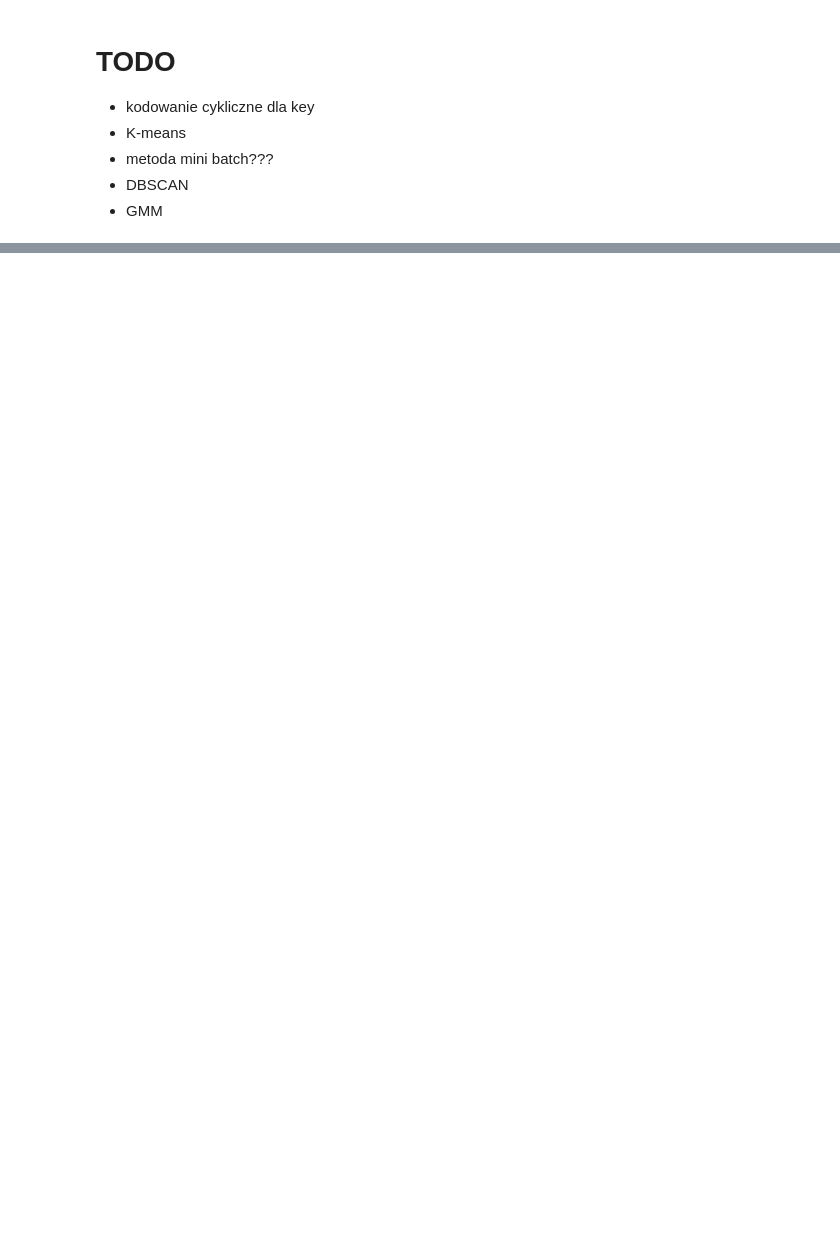
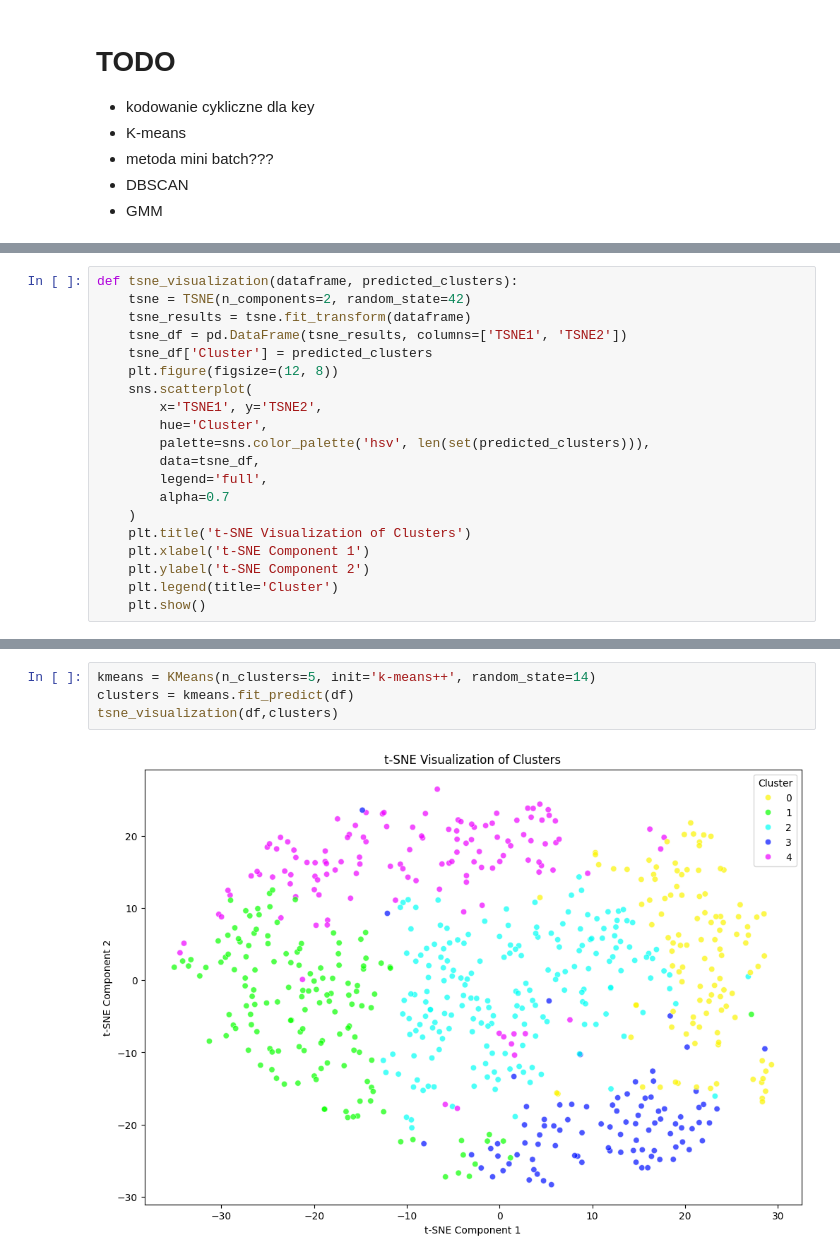
Before and after one commit to nataliachoszczyk/spotify-songs-clustering, a Jupyter notebook: Advanced_modelling_KM3/modelling.ipynb, the cells around one changed output, grey strips where cells are left out. Drawn from its saved outputs; the diff is of its cells as text; blank space fills up the shorter version.

```diff
--- a/Advanced_modelling_KM3/modelling.ipynb
+++ b/Advanced_modelling_KM3/modelling.ipynb
@@ -53,0 +208,20 @@ Przydatna, gdy masz etykiety ground truth.
+# %%
+def tsne_visualization(dataframe, predicted_clusters):
+    tsne = TSNE(n_components=2, random_state=42)
+    tsne_results = tsne.fit_transform(dataframe)
+    tsne_df = pd.DataFrame(tsne_results, columns=['TSNE1', 'TSNE2'])
+    tsne_df['Cluster'] = predicted_clusters
+    plt.figure(figsize=(12, 8))
+    sns.scatterplot(
+        x='TSNE1', y='TSNE2',
+        hue='Cluster',
+        palette=sns.color_palette('hsv', len(set(predicted_clusters))),
+        data=tsne_df,
+        legend='full',
+        alpha=0.7
+    )
+    plt.title('t-SNE Visualization of Clusters')
+    plt.xlabel('t-SNE Component 1')
+    plt.ylabel('t-SNE Component 2')
+    plt.legend(title='Cluster')
+    plt.show()
@@ -53,0 +320,6 @@ Przydatna, gdy masz etykiety ground truth.
+# %%
+kmeans = KMeans(n_clusters=5, init='k-means++', random_state=14)
+clusters = kmeans.fit_predict(df)
+tsne_visualization(df,clusters)
+# %% [output]
+[figure, added]
```
Also changed, not shown: parts of 34 cells of this notebook.
